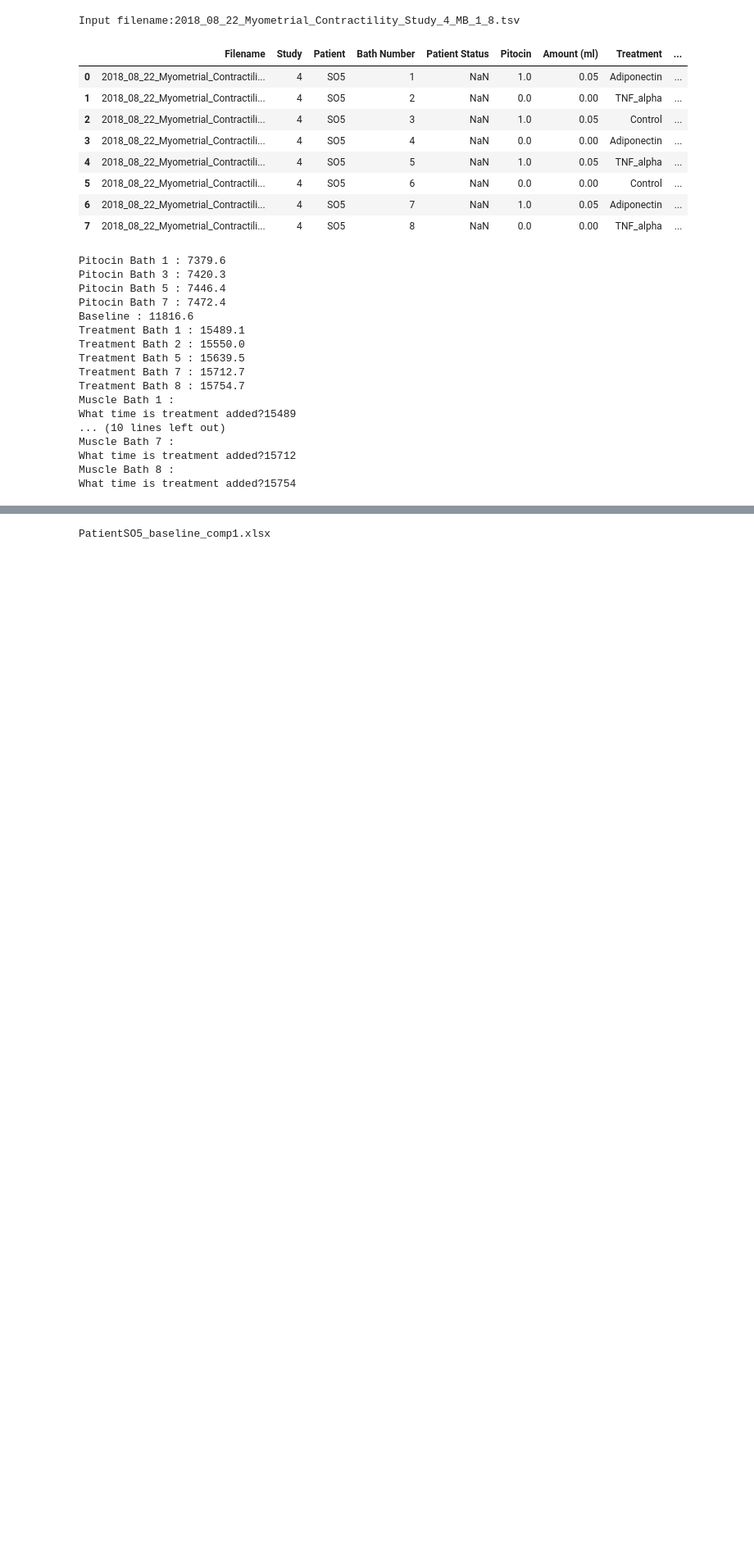
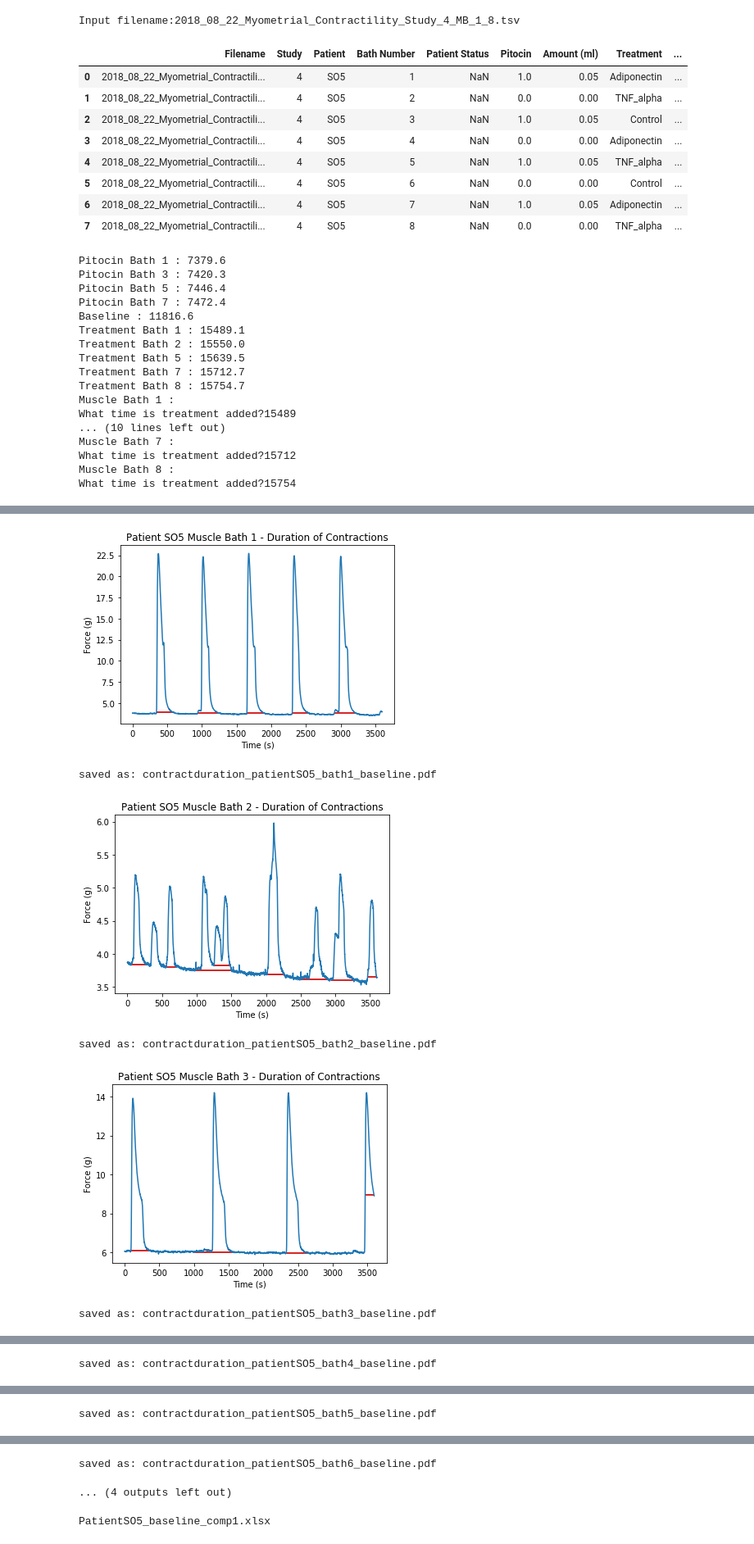
Before and after one commit to wupchurc/Muscle-Bath, a Jupyter notebook: Myometrial Contractility.ipynb, the cells around one changed output, grey strips where cells are left out. Shown at 82% size. Cells and saved outputs as stored; diff of their text form; code cells hidden in the pictures; blank space fills up the shorter version.

```diff
--- a/Myometrial Contractility.ipynb
+++ b/Myometrial Contractility.ipynb
@@ -333,3 +318,40 @@ for bath in df_ref['Bath Number']:
     CSAmean.append(norm_force_list[counter].mean())
     CSAstd.append(norm_force_list[counter].std())
     counter+=1
+# %%
+#calculate duration of contractions
+peakduration = []
+base_duration_titles = []
+for mb in range(len(baseline_array_list)):
+    bath = df_ref.iloc[mb]["Bath Number"]
+    title = "bath" + str(bath) +" duration times (s)"
+    base_duration_titles.append(title)
+    templist = []
+    #create figure to plot on
+    f = plt.figure()
+    plt.plot(np.array(baseline_array_list[mb]))
+    #label plot
+    plt.title("Patient "+list(df_ref['Patient'])[mb]+" Muscle Bath "+str(bath)+" - Duration of Contractions")
+    plt.ylabel("Force (g)")
+    plt.xlabel("Time (s)")
+    widths = peak_widths(baseline_array_list[mb],locmax_indx_list[mb],0.99)
+    for contraction in range(len(locmax_list[mb])):
+        leftx = ((widths[2][contraction]))
+        rightx = ((widths[3][contraction]))
+        templist.append(int(rightx-leftx))
+        plt.hlines(*widths[1:], color="C3")
+    plt.show()
+    peakduration.append(np.array(templist))
+    #save plots as pdf
+    savestring = "contractduration_" + "patient"+(list(df_ref['Patient'])[mb])+"_"+"bath"+str(bath)+"_baseline"+'.pdf'
+    print("saved as:",savestring)
+    f.savefig(savestring,sep = '')
+#make a dictionary for baseline contractions duration time
+base_contract_dur_time = dict(zip(base_duration_titles,peakduration))
+# %% [output]
+[figure, added]
+saved as: contractduration_patientSO5_bath1_baseline.pdf
+[figure, added]
+saved as: contractduration_patientSO5_bath2_baseline.pdf
+[figure, added]
+saved as: contractduration_patientSO5_bath3_baseline.pdf
@@ -335,0 +359 @@ for bath in df_ref['Bath Number']:
+saved as: contractduration_patientSO5_bath4_baseline.pdf
@@ -335,0 +361 @@ for bath in df_ref['Bath Number']:
+saved as: contractduration_patientSO5_bath5_baseline.pdf
@@ -335,0 +363,2 @@ for bath in df_ref['Bath Number']:
+saved as: contractduration_patientSO5_bath6_baseline.pdf
+... (4 outputs left out)
```
Also changed, not shown: parts of 16 cells of this notebook.
